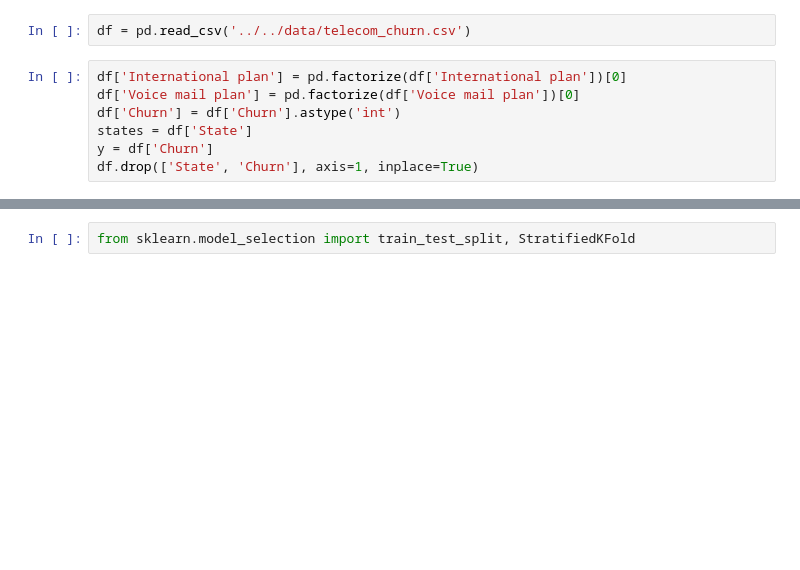
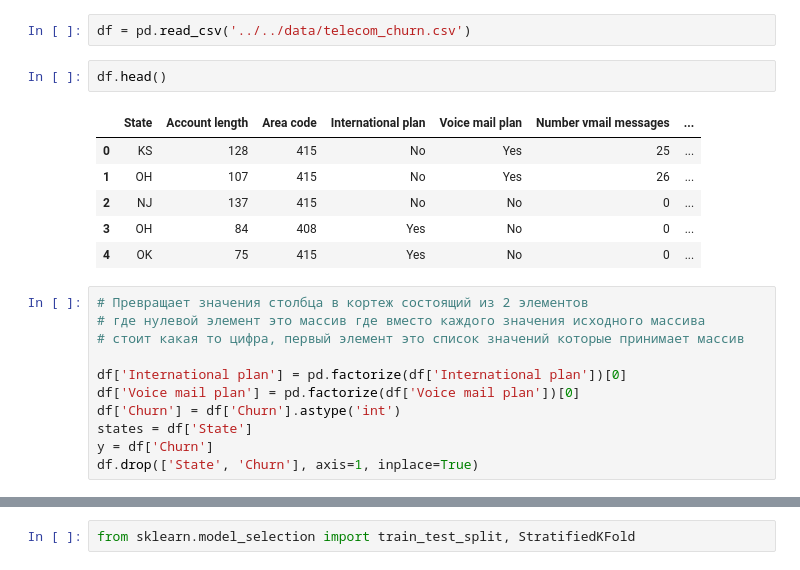
Before and after one commit to t0r1n88/coursera_course4_data_science, a Jupyter notebook: educ/Классификация_деревья_решений/topic3_trees_knn.ipynb, the cells around one changed output, grey strips where cells are left out. Saved outputs shown, nothing was run; the diff lists cells and outputs as text; blank space fills up the shorter version.

```diff
--- a/educ/Классификация_деревья_решений/topic3_trees_knn.ipynb
+++ b/educ/Классификация_деревья_решений/topic3_trees_knn.ipynb
@@ -560,7 +562,20 @@ plt.show()
 Считаем данные в DataFrame и проведем предобработку. Штаты пока сохраним в отдельный объект Series, но удалим из датафрейма. Первую модель будем обучать без штатов, потом посмотрим, помогают ли они.
 # %%
 df = pd.read_csv('../../data/telecom_churn.csv')
+# %%
+df.head()
+# %% [output]
+|  | State | Account length | Area code | International plan | Voice mail plan | Number vmail messages | ... |
+| 0 | KS | 128 | 415 | No | Yes | 25 | ... |
+| 1 | OH | 107 | 415 | No | Yes | 26 | ... |
+| 2 | NJ | 137 | 415 | No | No | 0 | ... |
+| 3 | OH | 84 | 408 | Yes | No | 0 | ... |
+| 4 | OK | 75 | 415 | Yes | No | 0 | ... |
 # %%
+# Превращает значения столбца в кортеж состоящий из 2 элементов
+# где нулевой элемент это массив где вместо каждого значения исходного массива
+# стоит какая то цифра, первый элемент это список значений которые принимает массив
+
 df['International plan'] = pd.factorize(df['International plan'])[0]
 df['Voice mail plan'] = pd.factorize(df['Voice mail plan'])[0]
 df['Churn'] = df['Churn'].astype('int')
```
Also changed, not shown: parts of 41 cells of this notebook, 2 other files.
